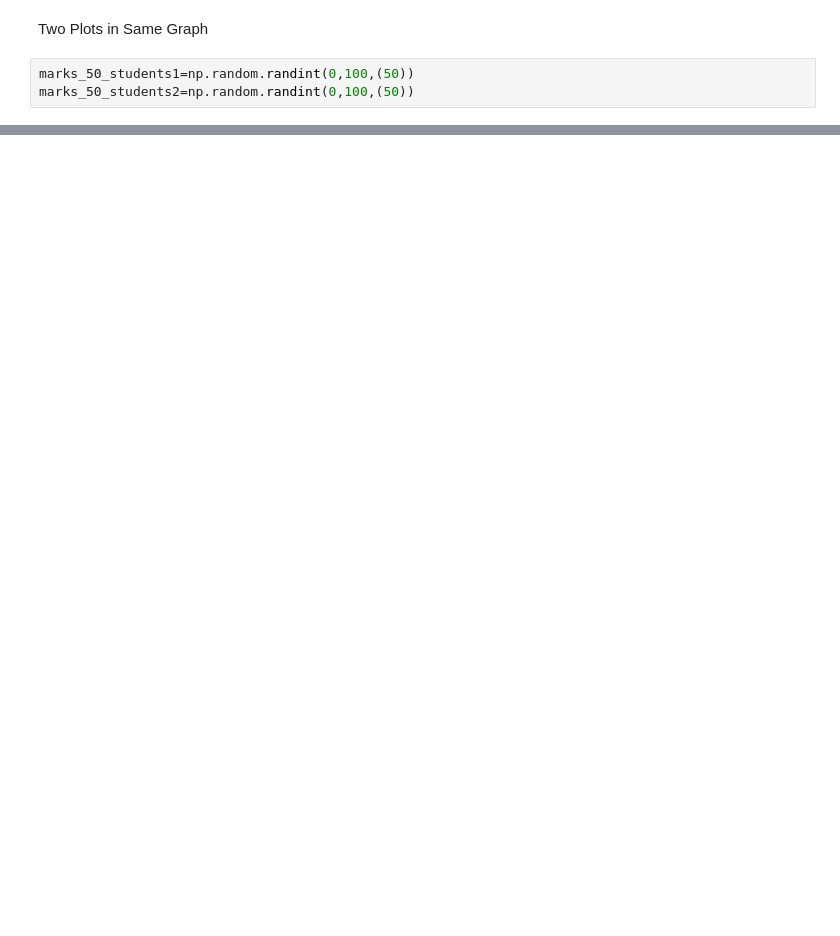
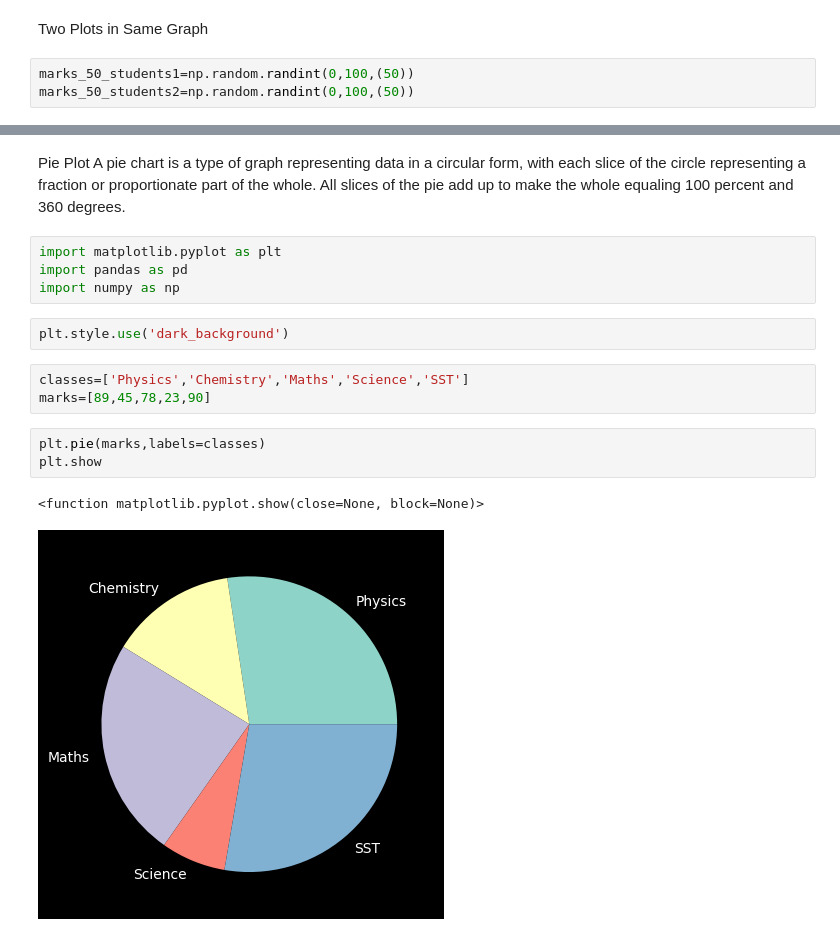
Before and after one commit to Ritika-K7/Data-Analysis-Visualisation, a Jupyter notebook: Matplotlib.ipynb, the cells around one changed output, grey strips where cells are left out. Drawn from its saved outputs; the diff is of its cells as text; blank space fills up the shorter version.

Commit message:
Pie chart

```diff
--- a/Matplotlib.ipynb
+++ b/Matplotlib.ipynb
@@ -482,0 +483,18 @@ plt.show()
+# %% [markdown]
+Pie Plot
+A pie chart is a type of graph representing data in a circular form, with each slice of the circle representing a fraction or proportionate part of the whole. All slices of the pie add up to make the whole equaling 100 percent and 360 degrees.
+# %%
+import matplotlib.pyplot as plt
+import pandas as pd
+import numpy as np
+# %%
+plt.style.use('dark_background')
+# %%
+classes=['Physics','Chemistry','Maths','Science','SST']
+marks=[89,45,78,23,90]
+# %%
+plt.pie(marks,labels=classes)
+plt.show
+# %% [output]
+<function matplotlib.pyplot.show(close=None, block=None)>
+[figure, added]
```
Also changed, not shown: parts of 23 cells of this notebook.
